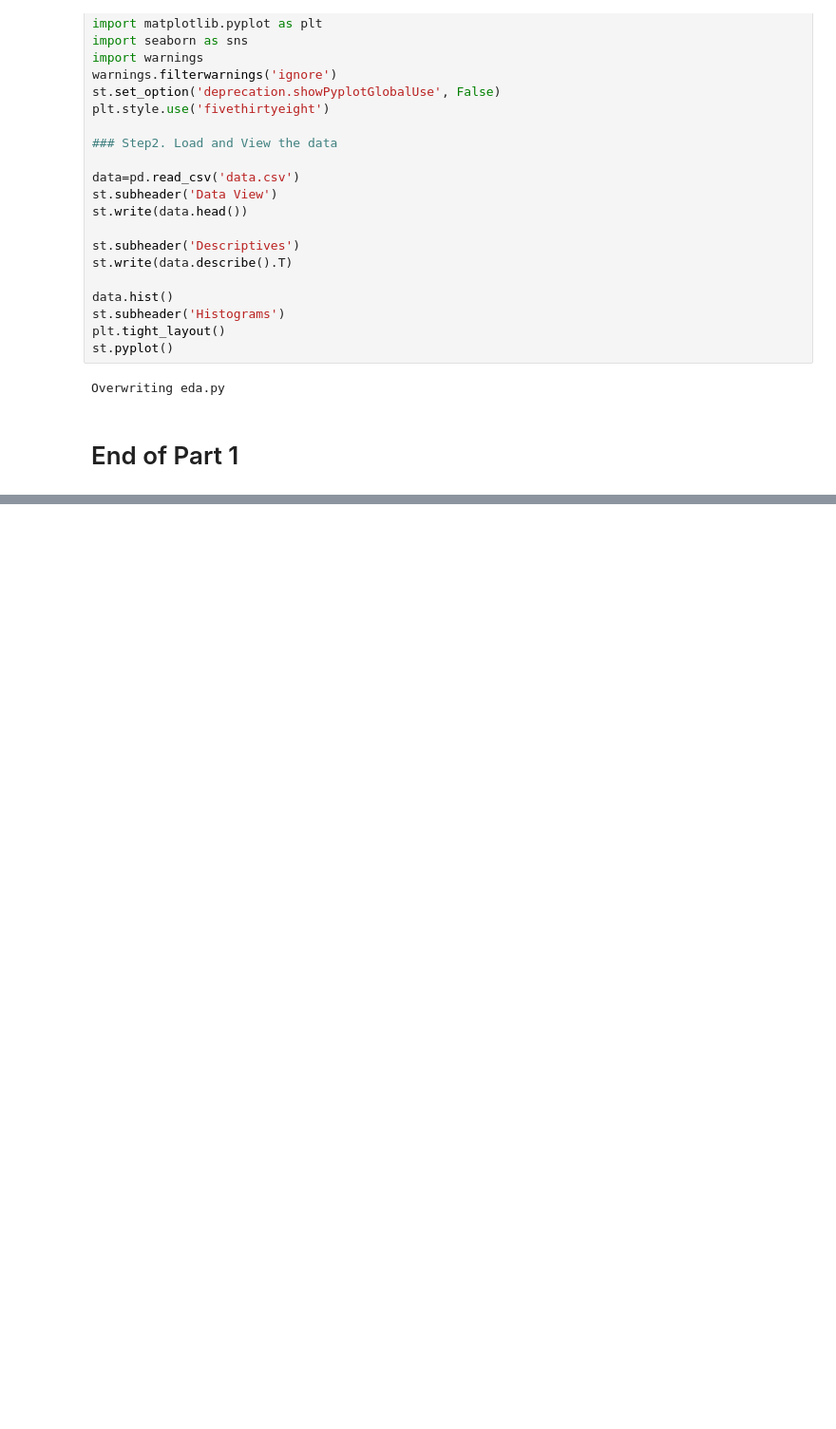
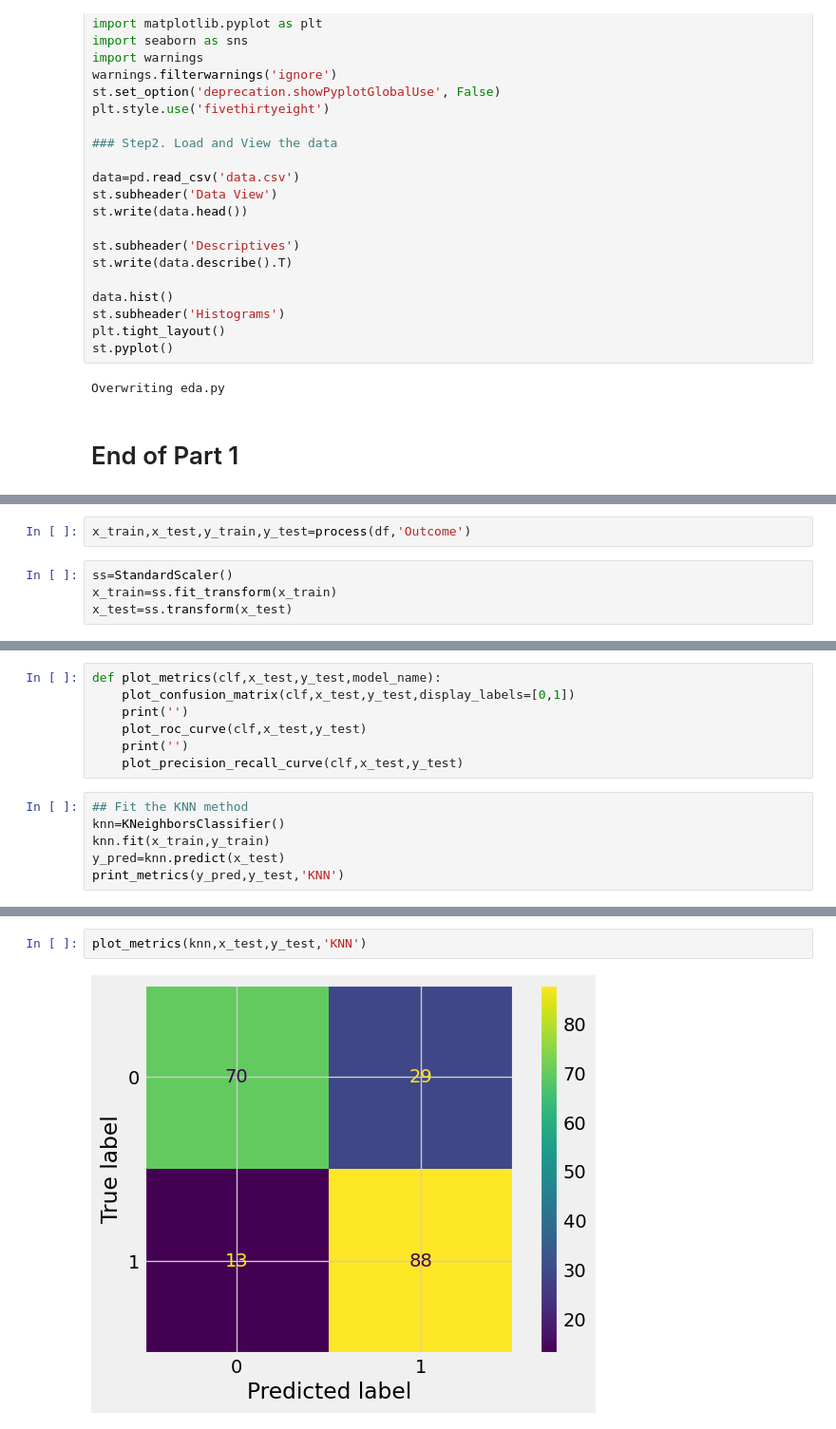
Before and after one commit to Chakrish-kristam/ml, a Jupyter notebook: End to End Machine Learning With Deployment.ipynb, the cells around one changed output, grey strips where cells are left out. Shown at 95% size. Drawn from its saved outputs; the diff is of its cells as text; blank space fills up the shorter version.

```diff
--- a/End to End Machine Learning With Deployment.ipynb
+++ b/End to End Machine Learning With Deployment.ipynb
@@ -395,0 +466,6 @@ pwd
+# %%
+x_train,x_test,y_train,y_test=process(df,'Outcome')
+# %%
+ss=StandardScaler()
+x_train=ss.fit_transform(x_train)
+x_test=ss.transform(x_test)
@@ -395,0 +485,13 @@ pwd
+# %%
+def plot_metrics(clf,x_test,y_test,model_name):
+    plot_confusion_matrix(clf,x_test,y_test,display_labels=[0,1])
+    print('')
+    plot_roc_curve(clf,x_test,y_test)
+    print('')
+    plot_precision_recall_curve(clf,x_test,y_test)
+# %%
+## Fit the KNN method
+knn=KNeighborsClassifier()
+knn.fit(x_train,y_train)
+y_pred=knn.predict(x_test)
+print_metrics(y_pred,y_test,'KNN')
@@ -395,0 +508,4 @@ pwd
+# %%
+plot_metrics(knn,x_test,y_test,'KNN')
+# %% [output]
+[figure, added]
```
Also changed, not shown: parts of 27 cells of this notebook, 2 other files.
